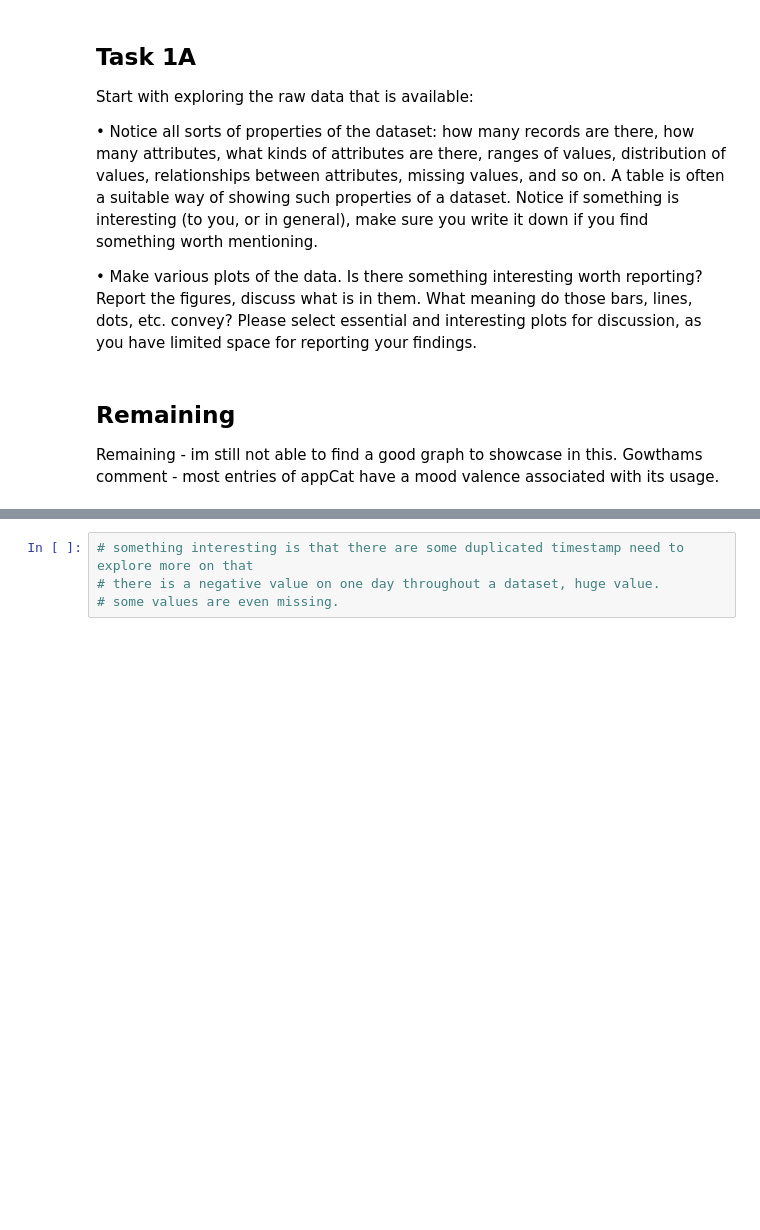
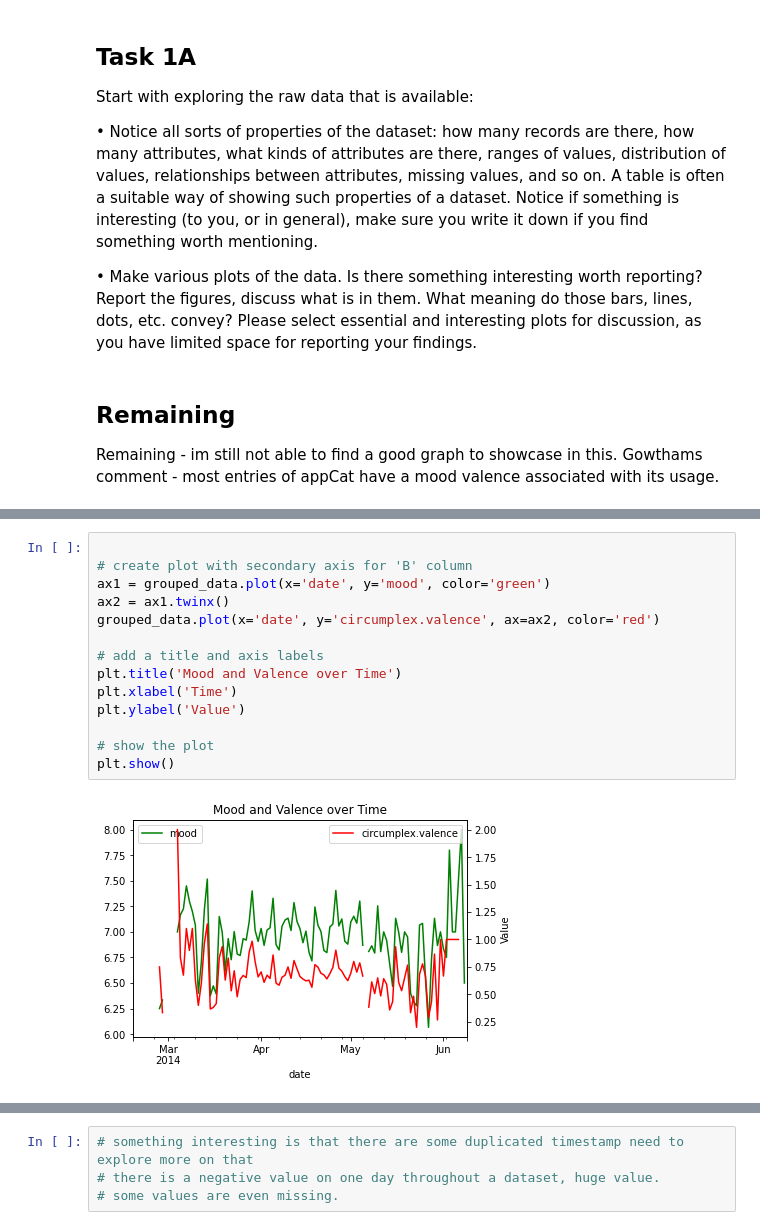
Before and after one commit to tkaintura/Data_Mining, a Jupyter notebook: Assignment 1.ipynb, the cells around one changed output, grey strips where cells are left out. Saved outputs shown, nothing was run; the diff lists cells and outputs as text; blank space fills up the shorter version.

```diff
--- a/Assignment 1.ipynb
+++ b/Assignment 1.ipynb
@@ -125,0 +200,16 @@ plt.show()
+# %%
+
+# create plot with secondary axis for 'B' column
+ax1 = grouped_data.plot(x='date', y='mood', color='green')
+ax2 = ax1.twinx()
+grouped_data.plot(x='date', y='circumplex.valence', ax=ax2, color='red')
+
+# add a title and axis labels
+plt.title('Mood and Valence over Time')
+plt.xlabel('Time')
+plt.ylabel('Value')
+
+# show the plot
+plt.show()
+# %% [output]
+[figure, added]
```
Also changed, not shown: parts of 24 cells of this notebook.
